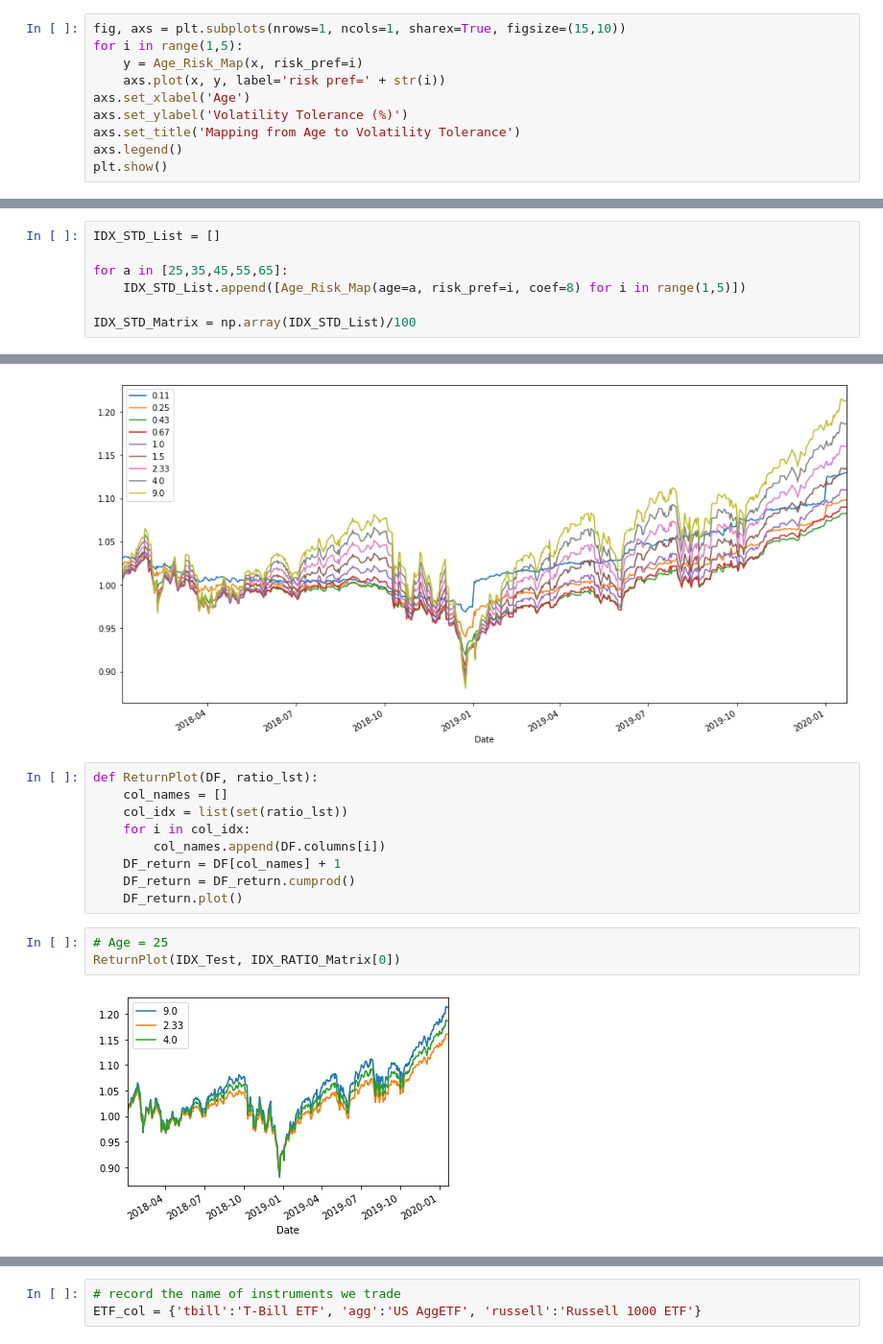
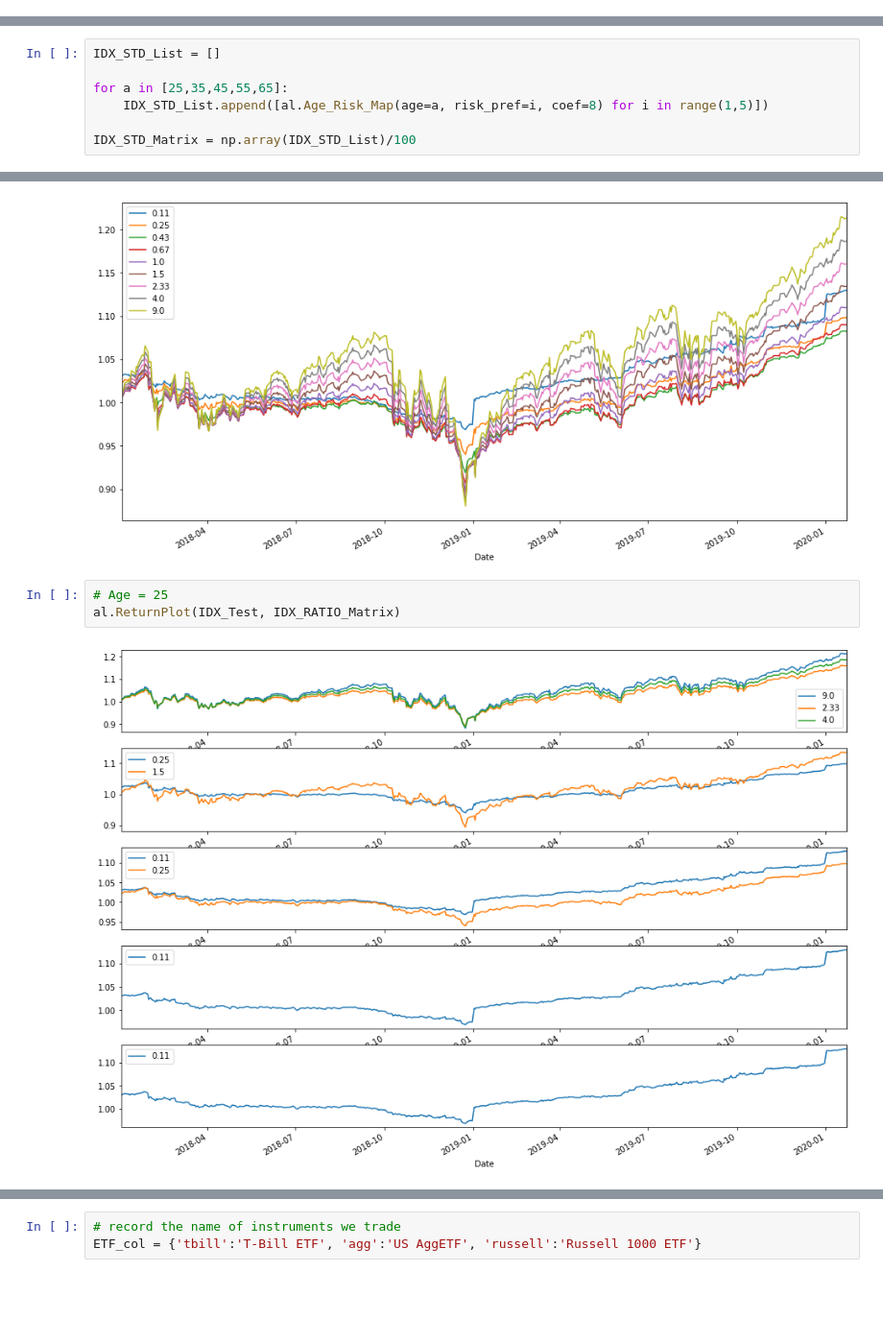
Before and after one commit to Zhehao97/Cornell_IPCC, a Jupyter notebook: Cornell Case Competition .ipynb, the cells around one changed output, grey strips where cells are left out. Shown at 96% size. Cells and saved outputs as stored; diff of their text form; blank space fills up the shorter version.

```diff
--- a/Cornell Case Competition .ipynb
+++ b/Cornell Case Competition .ipynb
@@ -42,12 +37,2 @@ def Age_Risk_Map(age, risk_pref=1, coef=8):
 # %%
 x = np.arange(25, 66)
-# %%
-fig, axs = plt.subplots(nrows=1, ncols=1, sharex=True, figsize=(15,10))
-for i in range(1,5):
-    y = Age_Risk_Map(x, risk_pref=i)
-    axs.plot(x, y, label='risk pref=' + str(i))
-axs.set_xlabel('Age')
-axs.set_ylabel('Volatility Tolerance (%)')
-axs.set_title('Mapping from Age to Volatility Tolerance')
-axs.legend()
-plt.show()
@@ -138,7 +89,7 @@ dtype: float64
 IDX_STD_List = []
 
 for a in [25,35,45,55,65]:
-    IDX_STD_List.append([Age_Risk_Map(age=a, risk_pref=i, coef=8) for i in range(1,5)])
+    IDX_STD_List.append([al.Age_Risk_Map(age=a, risk_pref=i, coef=8) for i in range(1,5)])
 
 IDX_STD_Matrix = np.array(IDX_STD_List)/100
 # %%
@@ -166,17 +119,8 @@ IDX_Test_return.plot(figsize=(16,8))
 # %% [output]
 <matplotlib.axes._subplots.AxesSubplot at 0x...>
 [figure]
-# %%
-def ReturnPlot(DF, ratio_lst):
-    col_names = []
-    col_idx = list(set(ratio_lst))
-    for i in col_idx:
-        col_names.append(DF.columns[i])
-    DF_return = DF[col_names] + 1
-    DF_return = DF_return.cumprod()
-    DF_return.plot()
 # %%
 # Age = 25
-ReturnPlot(IDX_Test, IDX_RATIO_Matrix[0])
+al.ReturnPlot(IDX_Test, IDX_RATIO_Matrix)
 # %% [output]
-[figure, old version]
+[figure, new version]
```
Also changed, not shown: parts of 28 cells of this notebook, 1 other file.
